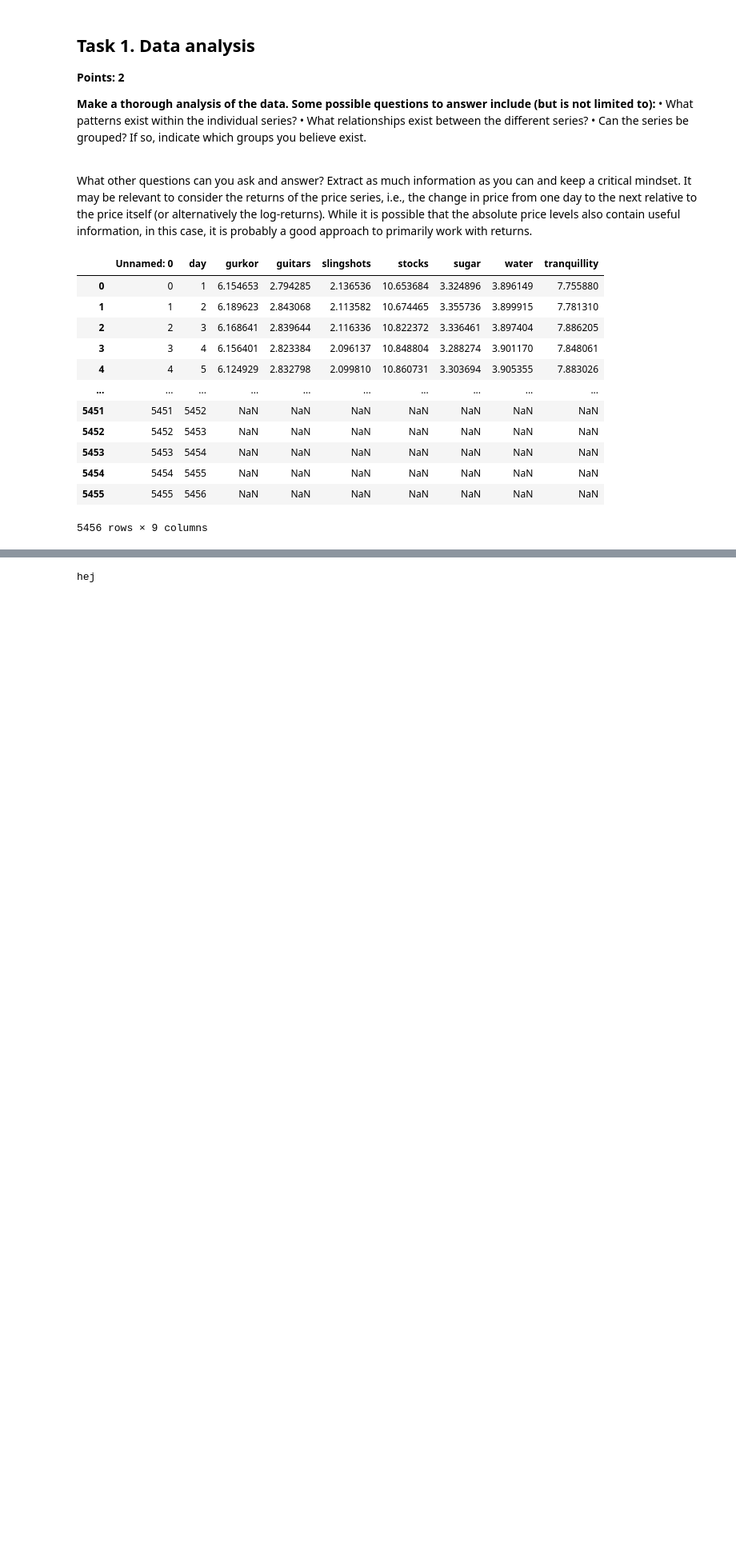
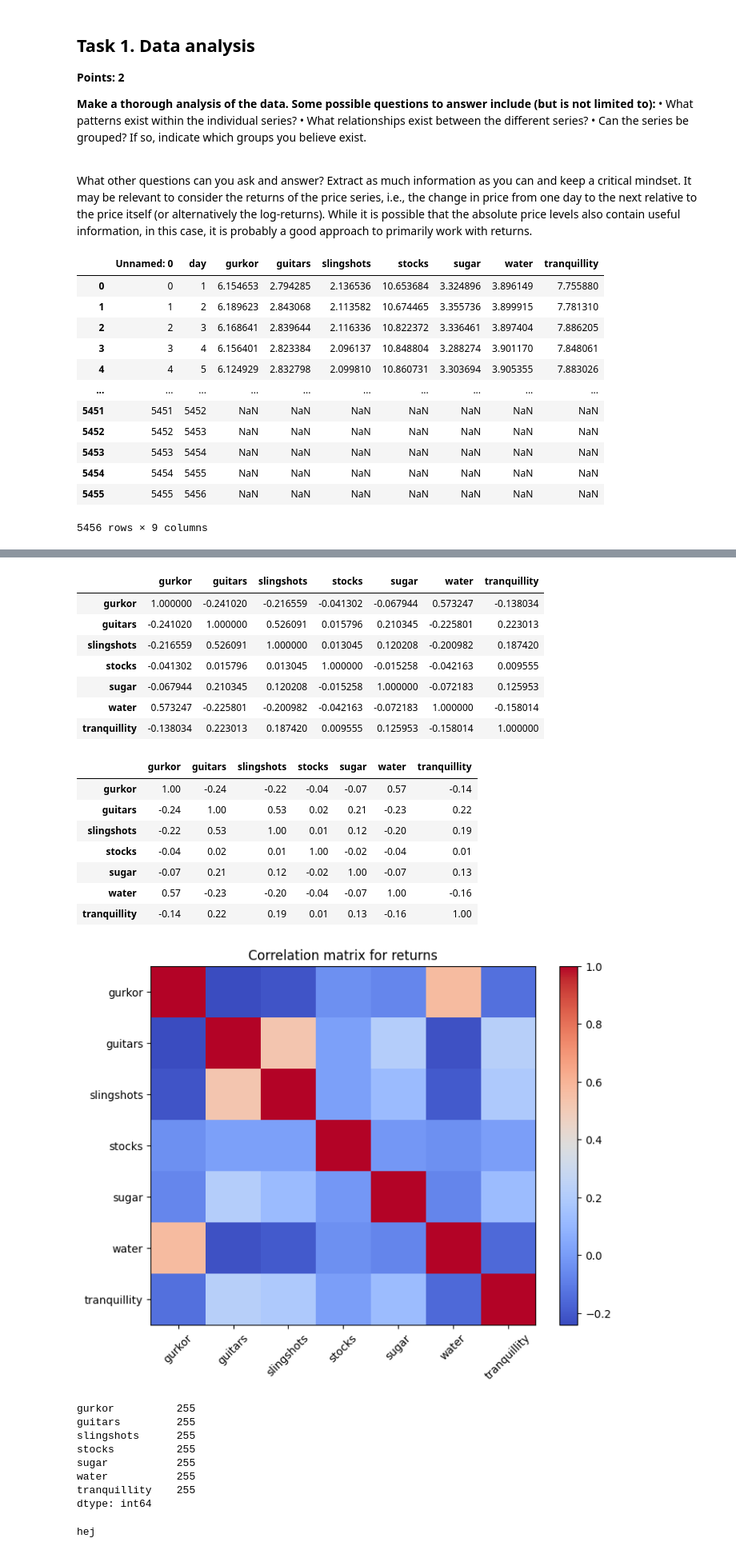
Before and after one commit to manswestman/project_financial_timeseries, a Jupyter notebook: notebooks/1_data_analysis.ipynb, the cells around one changed output, grey strips where cells are left out. Shown at 80% size. Cells and saved outputs as stored; diff of their text form; code cells hidden in the pictures; blank space fills up the shorter version.

```diff
--- a/notebooks/1_data_analysis.ipynb
+++ b/notebooks/1_data_analysis.ipynb
@@ -34,3 +103,42 @@ df
+# %%
+corr = returns_clean.corr()
+display(corr)
+
+display(corr.round(2))
+
+plt.figure(figsize=(8,6))
+plt.imshow(corr, cmap="coolwarm", aspect="auto")
+plt.colorbar()
+plt.xticks(range(len(corr.columns)), corr.columns, rotation=45)
+plt.yticks(range(len(corr.columns)), corr.columns)
+plt.title("Correlation matrix for returns")
+plt.show()
+# %% [output]
+|  | gurkor | guitars | slingshots | stocks | sugar | water | tranquillity |
+| gurkor | 1.000000 | -0.241020 | -0.216559 | -0.041302 | -0.067944 | 0.573247 | -0.138034 |
+| guitars | -0.241020 | 1.000000 | 0.526091 | 0.015796 | 0.210345 | -0.225801 | 0.223013 |
+| slingshots | -0.216559 | 0.526091 | 1.000000 | 0.013045 | 0.120208 | -0.200982 | 0.187420 |
+| stocks | -0.041302 | 0.015796 | 0.013045 | 1.000000 | -0.015258 | -0.042163 | 0.009555 |
+| sugar | -0.067944 | 0.210345 | 0.120208 | -0.015258 | 1.000000 | -0.072183 | 0.125953 |
+| water | 0.573247 | -0.225801 | -0.200982 | -0.042163 | -0.072183 | 1.000000 | -0.158014 |
+| tranquillity | -0.138034 | 0.223013 | 0.187420 | 0.009555 | 0.125953 | -0.158014 | 1.000000 |
+|  | gurkor | guitars | slingshots | stocks | sugar | water | tranquillity |
+| gurkor | 1.00 | -0.24 | -0.22 | -0.04 | -0.07 | 0.57 | -0.14 |
+| guitars | -0.24 | 1.00 | 0.53 | 0.02 | 0.21 | -0.23 | 0.22 |
+| slingshots | -0.22 | 0.53 | 1.00 | 0.01 | 0.12 | -0.20 | 0.19 |
+| stocks | -0.04 | 0.02 | 0.01 | 1.00 | -0.02 | -0.04 | 0.01 |
+| sugar | -0.07 | 0.21 | 0.12 | -0.02 | 1.00 | -0.07 | 0.13 |
+| water | 0.57 | -0.23 | -0.20 | -0.04 | -0.07 | 1.00 | -0.16 |
+| tranquillity | -0.14 | 0.22 | 0.19 | 0.01 | 0.13 | -0.16 | 1.00 |
+[figure, added]
+gurkor          255
+guitars         255
+slingshots      255
+stocks          255
+sugar           255
+water           255
+tranquillity    255
+dtype: int64
 # %%
 print(hello())
 # %% [output]
```
Also changed, not shown: parts of 2 cells of this notebook.
